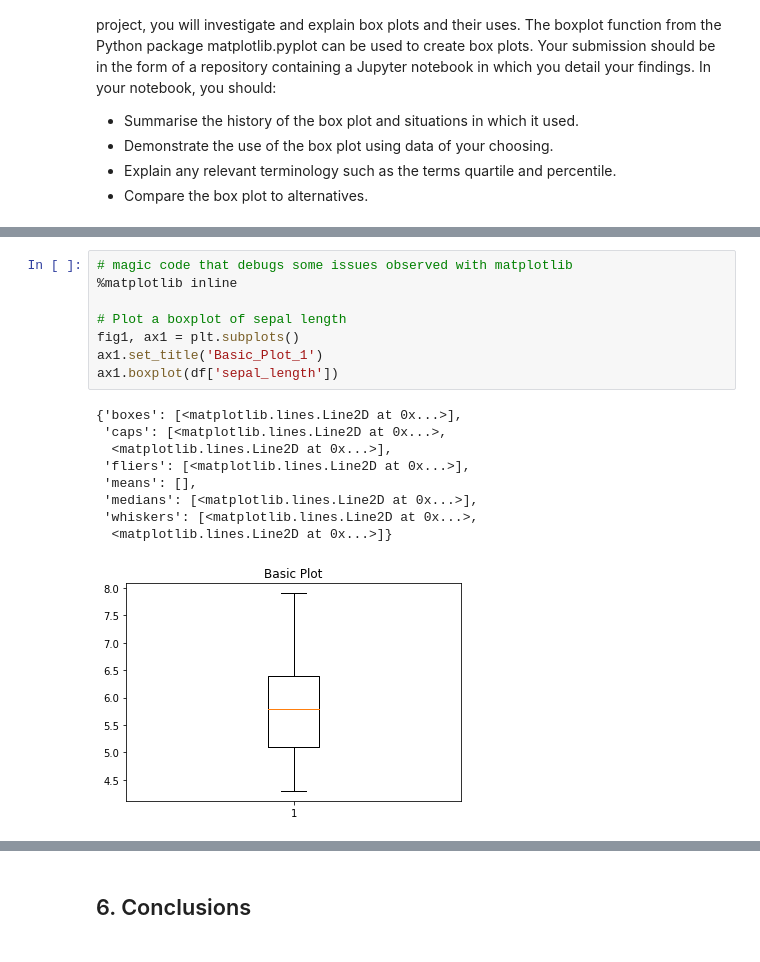
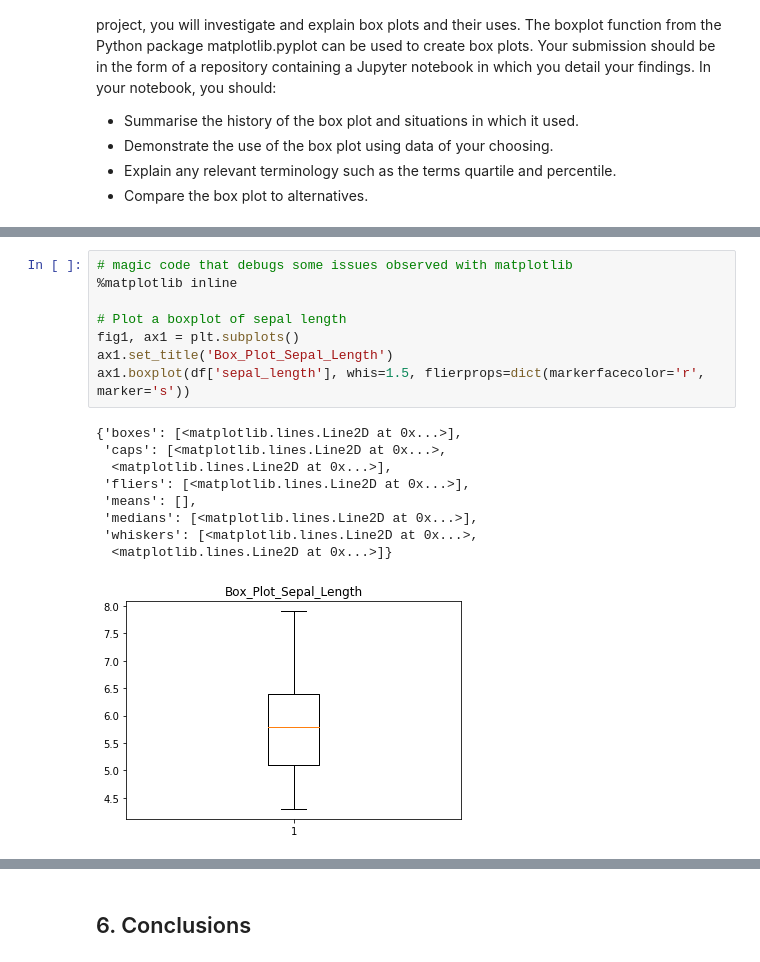
Before and after one commit to G00364756/52446---Fundamentals-of-Data-Analysis---Project, a Jupyter notebook: AOC_G00364756_52466---Fundamentals of Data Analysis---Project 2018.ipynb, the cells around one changed output, grey strips where cells are left out. Cells and saved outputs as stored; diff of their text form.

```diff
--- a/AOC_G00364756_52466---Fundamentals of Data Analysis---Project 2018.ipynb
+++ b/AOC_G00364756_52466---Fundamentals of Data Analysis---Project 2018.ipynb
@@ -56,20 +63,20 @@ df = pd.read_csv("iris.csv",  names = ["sepal_length", "sepal_width", "petal_len
 # %%
 # magic code that debugs some issues observed with matplotlib
 %matplotlib inline
 
 # Plot a boxplot of sepal length
 fig1, ax1 = plt.subplots()
-ax1.set_title('Basic_Plot_1')
-ax1.boxplot(df['sepal_length'])
+ax1.set_title('Box_Plot_Sepal_Length')
+ax1.boxplot(df['sepal_length'], whis=1.5, flierprops=dict(markerfacecolor='r', marker='s'))
 # %% [output]
 {'boxes': [<matplotlib.lines.Line2D at 0x...>],
  'caps': [<matplotlib.lines.Line2D at 0x...>,
   <matplotlib.lines.Line2D at 0x...>],
  'fliers': [<matplotlib.lines.Line2D at 0x...>],
  'means': [],
  'medians': [<matplotlib.lines.Line2D at 0x...>],
  'whiskers': [<matplotlib.lines.Line2D at 0x...>,
   <matplotlib.lines.Line2D at 0x...>]}
-[figure, old version]
+[figure, new version]
 # %%
 fig2, ax2 = plt.subplots()
```
Also changed, not shown: parts of 15 cells of this notebook, 1 other file.
